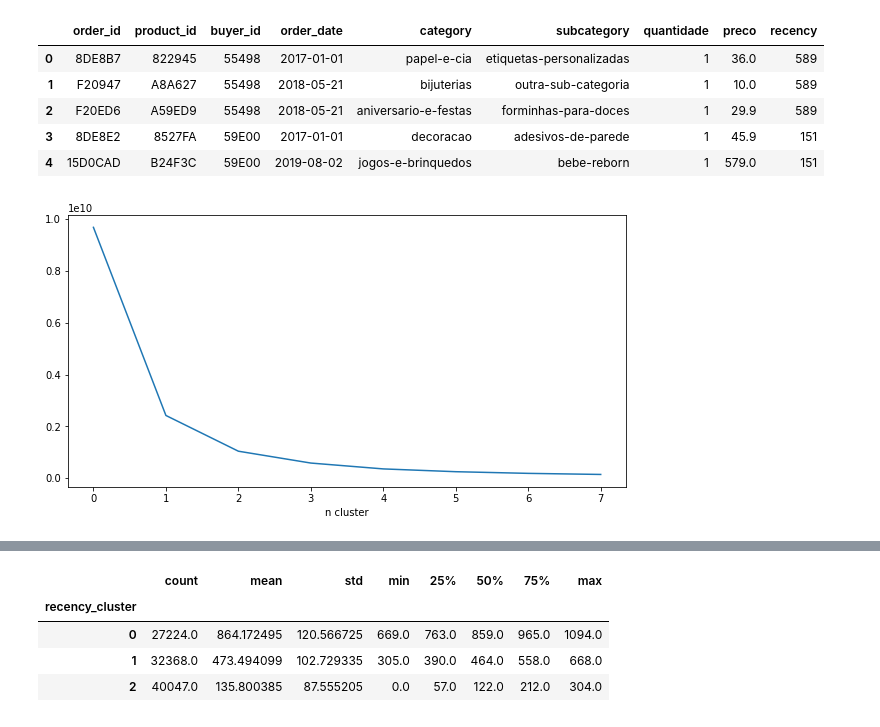
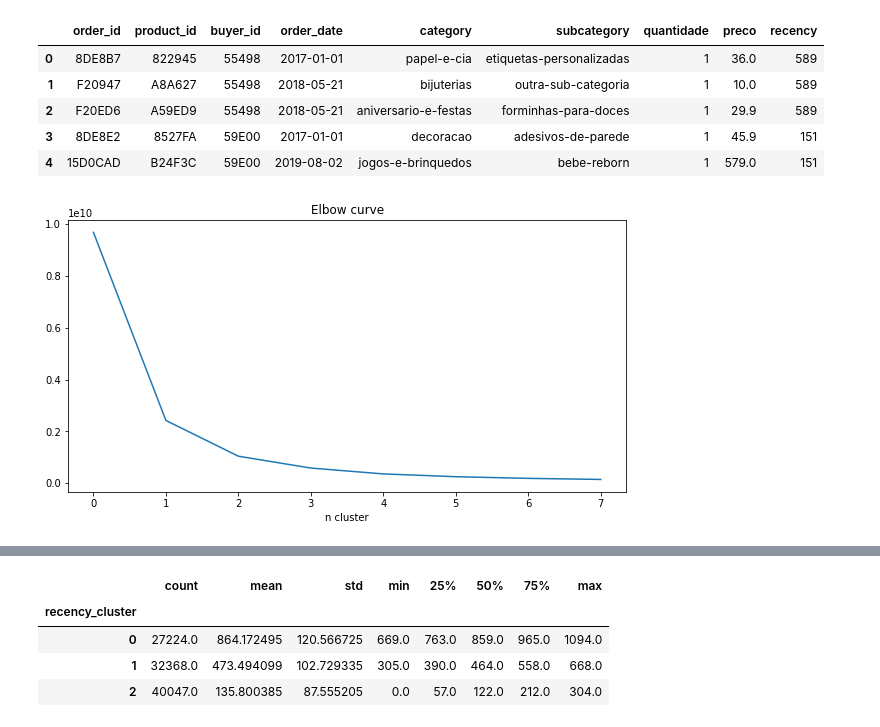
Before and after one commit to pathilink/elo7_mkt_case, a Jupyter notebook: notebook/elo7_mkt_case.ipynb, the cells around one changed output, grey strips where cells are left out. Drawn from its saved outputs; the diff is of its cells as text; code cells hidden in the pictures.

```diff
--- a/notebook/elo7_mkt_case.ipynb
+++ b/notebook/elo7_mkt_case.ipynb
@@ -388,9 +395,10 @@ wcss_values = calculate_wcss(df_recency)
 # %%
 plt.figure(figsize=(10, 5))
 plt.plot(wcss_values)
+plt.title('Elbow curve', fontsize=12)
 plt.xlabel('n cluster')
 plt.show()
 # %% [output]
-[figure, old version]
+[figure, new version]
 # %%
 # copy dataset
```
Also changed, not shown: parts of 23 cells of this notebook.
